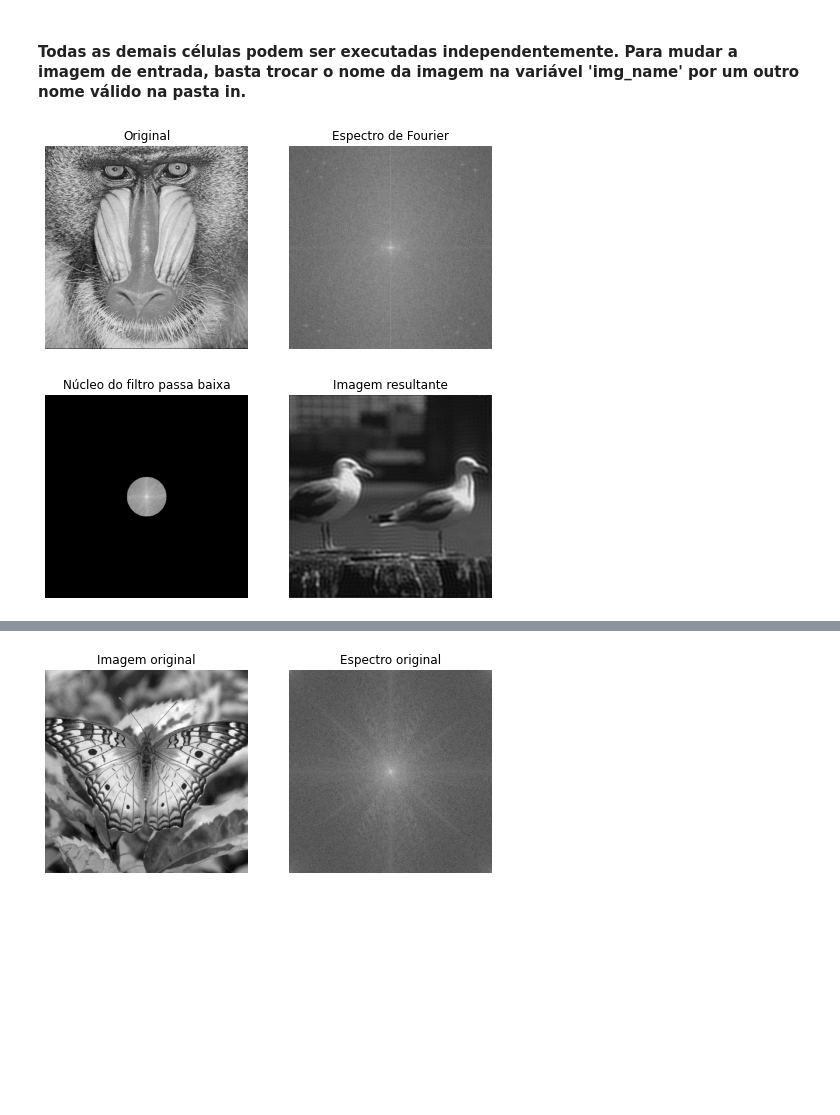
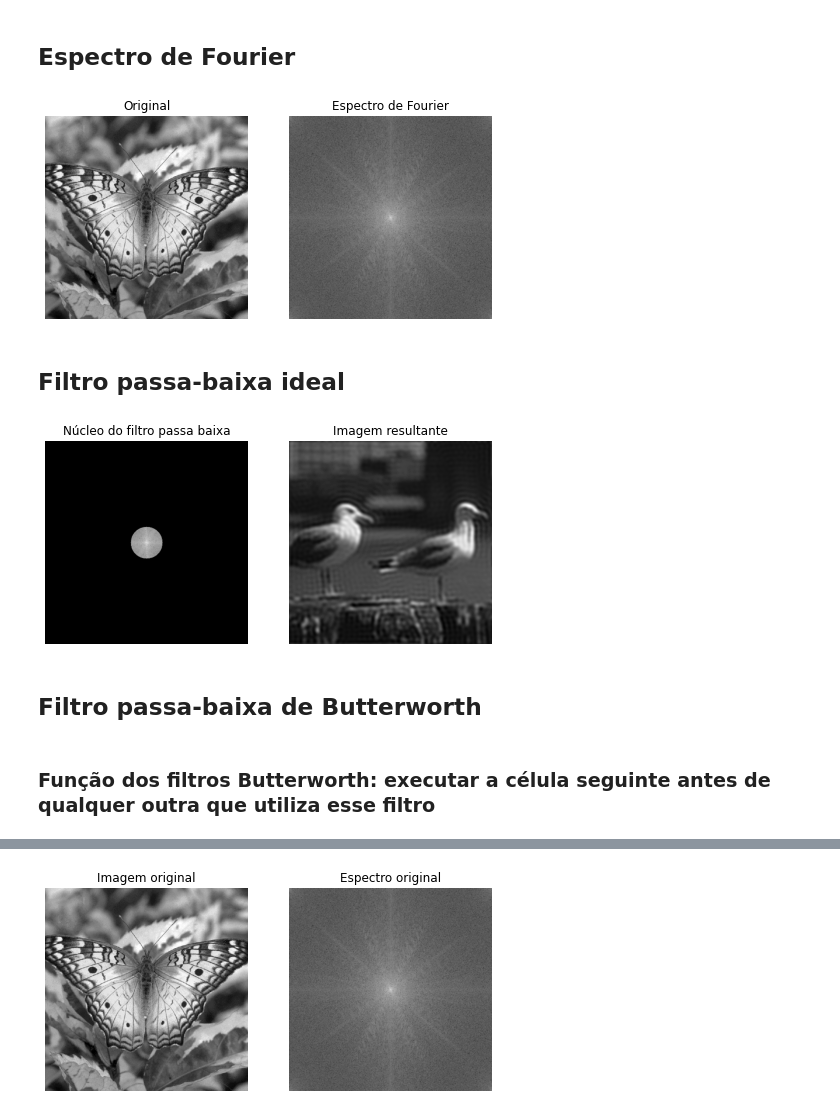
Before and after one commit to FelipeMatoba/mc920-trabalho2, a Jupyter notebook: project2.ipynb, the cells around one changed output, grey strips where cells are left out. Saved outputs shown, nothing was run; the diff lists cells and outputs as text; code cells hidden in the pictures; blank space fills up the shorter version.

```diff
--- a/project2.ipynb
+++ b/project2.ipynb
@@ -6,7 +9,8 @@ import numpy as np
-# %% [markdown]
-#### Todas as demais células podem ser executadas independentemente. Para mudar a imagem de entrada, basta trocar o nome da imagem na variável 'img_name' por um outro nome válido na pasta in.
+# %% [markdown]
+## Espectro de Fourier
 # %%
-img_name = 'baboon.png'
+# Para mudar a imagem escolhida, basta trocar a variável img_name por outra imagem presente na pasta in
+img_name = 'butterfly.png'
 img = cv2.imread('in/' + img_name, 0)
 
 if img is None:
@@ -14,34 +18,36 @@ if img is None:
 
 # Aplica transformada rápida d Fourier
 ft = np.fft.fft2(img)
 ft = np.fft.fftshift(ft)
 # Para visualizar o espectro de Fourier tomamos o logaritmo da magnitude (valor absoluto).
 # Somamos 1 ao valor para garantir que o logaritmo esteja definido.
 espectro = np.log(np.abs(ft) + 1)
 max_pixel = np.max(espectro)
 if max_pixel > 0:
     # Fazemos com que os valores do espectro estejam no intervalo [0, 255].
     espectro = (255/max_pixel)*espectro
 
 # Desfaz o shift e aplica a transformada inversa
 fshift = np.fft.ifftshift(ft)
 img = np.fft.ifft2(fshift)
 img = np.real(img)
 
 f, axarr = plt.subplots(1,2, figsize = (8,8))
 axarr[0].imshow(img, cmap = 'gray')
 axarr[0].set_title("Original")
 axarr[0].axis('off')
 
 axarr[1].imshow(espectro, cmap = 'gray')
 axarr[1].set_title("Espectro de Fourier")
 axarr[1].axis('off')
 plt.show()
 
 if not cv2.imwrite('out/espectro.png', espectro):
     print("Falha ao salvar a imagem")
 # %% [output]
-[figure, old version]
+[figure, new version]
+# %% [markdown]
+## Filtro passa-baixa ideal
 # %%
 img_name = 'seagull.png'
 img = cv2.imread('in/' + img_name, 0)
@@ -52,6 +58,7 @@ if img is None:
 ft = np.fft.fft2(img)
 ft = np.fft.fftshift(ft)
 
+# Cálculo do espectro de Fourier
 espectro = np.log(np.abs(ft) + 1)
 max_pixel = np.max(espectro)
 if max_pixel > 0:
@@ -60,8 +67,9 @@ if max_pixel > 0:
 # Cria o círculo para filtrar a imagem
 height = len(img)
 width = len(img[0])
+raio = 40
 circle = np.zeros((height, width), np.uint8)
-circle = cv2.circle(circle, (int(height/2), int(width/2)), 50, 1, -1)
+circle = cv2.circle(circle, (int(height/2), int(width/2)), raio, 1, -1)
 
 low_pass = np.multiply(ft, circle)
 nucleo = np.multiply(espectro, circle)
@@ -70,6 +78,7 @@ fshift = np.fft.ifftshift(low_pass)
 low_pass = np.fft.ifft2(fshift)
 low_pass = np.real(low_pass)
 
+# Visualização das imagens
 f, axarr = plt.subplots(1,2, figsize = (8,8))
 axarr[0].imshow(nucleo, cmap = 'gray')
 axarr[0].set_title("Núcleo do filtro passa baixa")
@@ -79,5 +88,14 @@ axarr[1].imshow(low_pass, cmap = 'gray')
 axarr[1].set_title("Imagem resultante")
 axarr[1].axis('off')
 plt.show()
+
+if not cv2.imwrite('out/nucleo_low.png', nucleo):
+    print("Falha ao salvar a imagem")
+if not cv2.imwrite('out/low_ideal.png', low_pass):
+    print("Falha ao salvar a imagem")
 # %% [output]
-[figure, old version]
+[figure, new version]
+# %% [markdown]
+## Filtro passa-baixa de Butterworth
+# %% [markdown]
+### Função dos filtros Butterworth: executar a célula seguinte antes de qualquer outra que utiliza esse filtro
```
Also changed, not shown: parts of 24 cells of this notebook, 25 other files.
